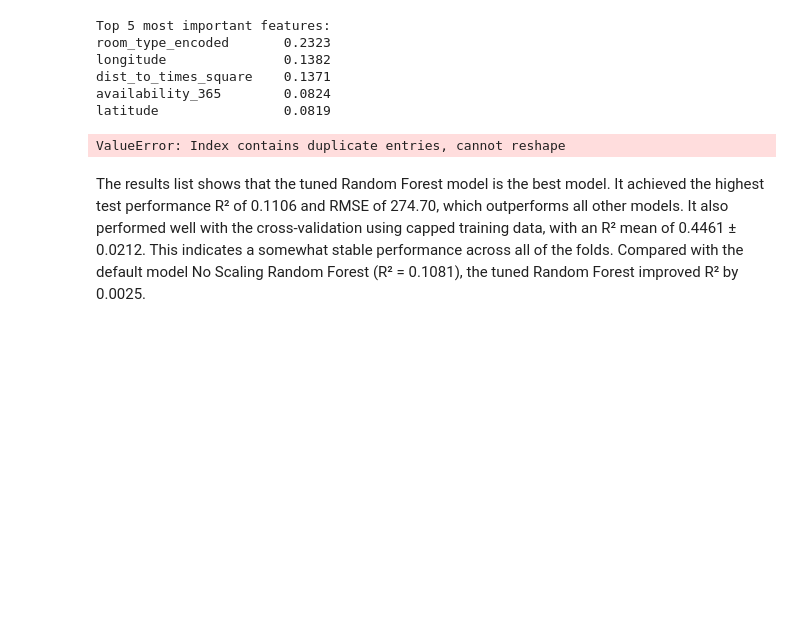
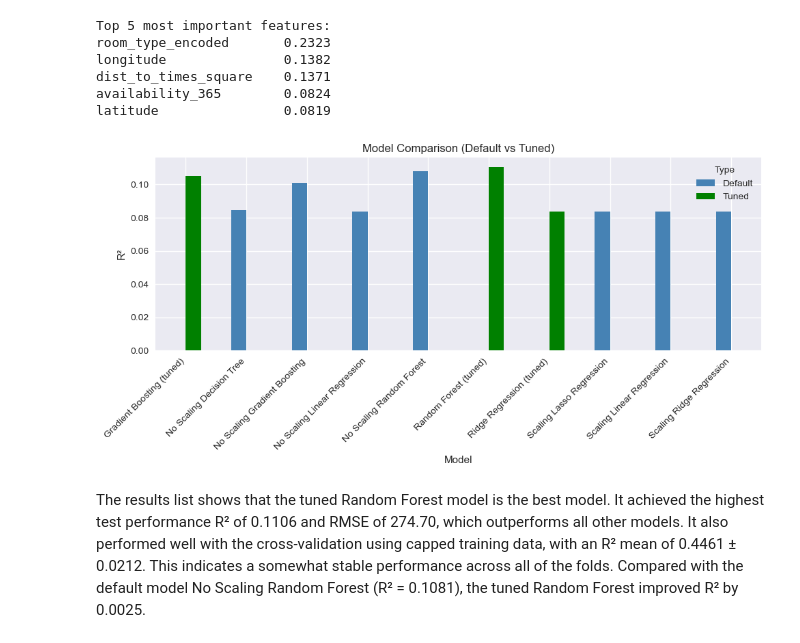
Before and after one commit to MTSU-DATA4950-Capstone-Spring2026/Team7-R1_AirbnbPricing, a Jupyter notebook: notebooks/Team07_04_modeling.ipynb, the cells around one changed output. Cells and saved outputs as stored; diff of their text form; code cells hidden in the pictures; blank space fills up the shorter version.

Commit message:
Final notebook
Final modeling notebook uploaded.

```diff
--- a/notebooks/Team07_04_modeling.ipynb
+++ b/notebooks/Team07_04_modeling.ipynb
@@ -1129,25 +1129,28 @@ latitude                0.0819
 # %%
 # plotting R² for all models (default and tuned models shown)
 plot_df = results_df.copy()
 
 plot_df['Type'] = plot_df['Model'].apply(
     lambda x: 'Tuned' if 'tuned' in x.lower() else 'Default'
 )
 
-plot_df['Model'] = plot_df['Model'].str.replace(' \(tuned\)', '', regex=True)
-plot_df['Model'] = plot_df['Model'].str.replace('No Scaling ', '')
-plot_df['Model'] = plot_df['Model'].str.replace('Scaling ', '')
+plot_df['Base_Model'] = plot_df['Model'].str.replace(' \(tuned\)', '', regex=True)
 
+pivot_df = plot_df.pivot_table(
+    index='Model',
+    columns='Type',
+    values='R²',
+    aggfunc='first'
+)
 
-pivot_df = plot_df.pivot(index='Model', columns='Type', values='R²')
 pivot_df.plot(kind='bar', figsize=(10,5), color=['steelblue', 'green'])
 plt.ylabel('R²')
 plt.title('Model Comparison (Default vs Tuned)')
 plt.xticks(rotation=45, ha='right')
 plt.tight_layout()
 plt.show()
 # %% [output]
-ValueError: Index contains duplicate entries, cannot reshape
+[figure, added]
 # %% [markdown]
 The results list shows that the tuned Random Forest model is the best model. It achieved the highest test performance R² of 0.1106 and RMSE of 274.70, which outperforms all other models. It also performed well with the cross-validation using capped training data, with an R² mean of 0.4461 ± 0.0212. This indicates a somewhat stable performance across all of the folds. Compared with the default model No Scaling Random Forest (R² = 0.1081), the tuned Random Forest improved R² by 0.0025.
 # %% [markdown]
```
Also changed, not shown: parts of 2 cells of this notebook.
